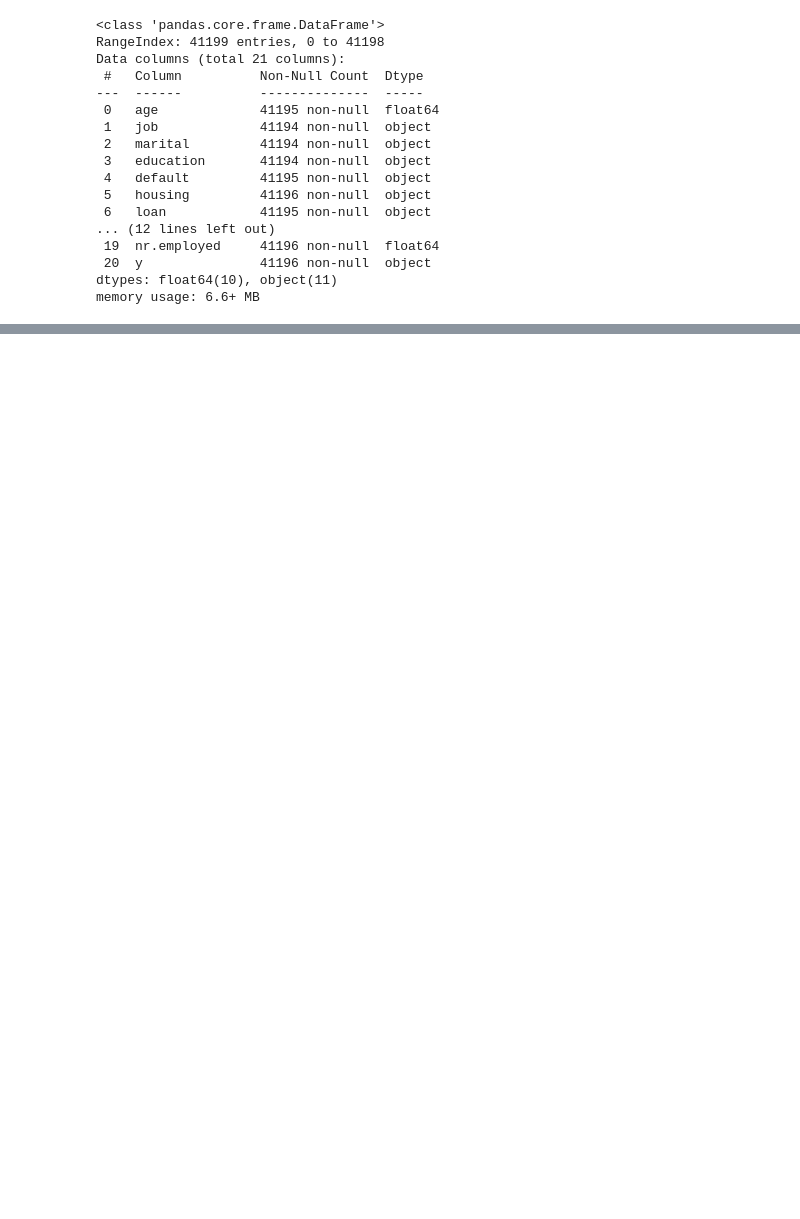
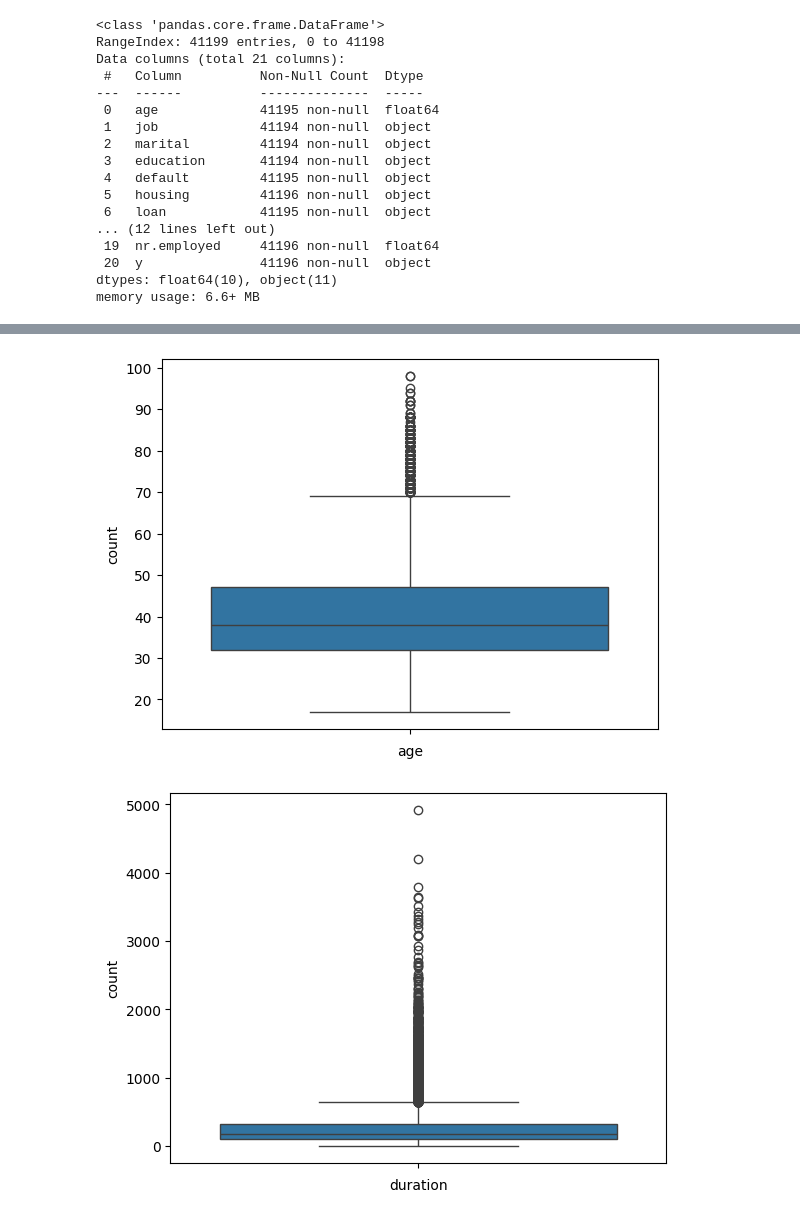
Before and after one commit to saptarshidas219/ML_Prog, a Jupyter notebook: logisticsR.ipynb, the cells around one changed output, grey strips where cells are left out. Cells and saved outputs as stored; diff of their text form; code cells hidden in the pictures; blank space fills up the shorter version.

```diff
--- a/logisticsR.ipynb
+++ b/logisticsR.ipynb
@@ -64,0 +47,10 @@ array(['housemaid', 'services', 'admin.', 'blue-collar', 'technician',
+# %%
+for col in df.columns:
+    if (df[col].dtype == "float64" or df[col].dtypes =="int64"):
+        sns.boxplot(df[col])
+        plt.xlabel(col)
+        plt.ylabel('count')
+        plt.show()
+# %% [output]
+[figure, added]
+[figure, added]
```
Also changed, not shown: parts of 7 cells of this notebook.
